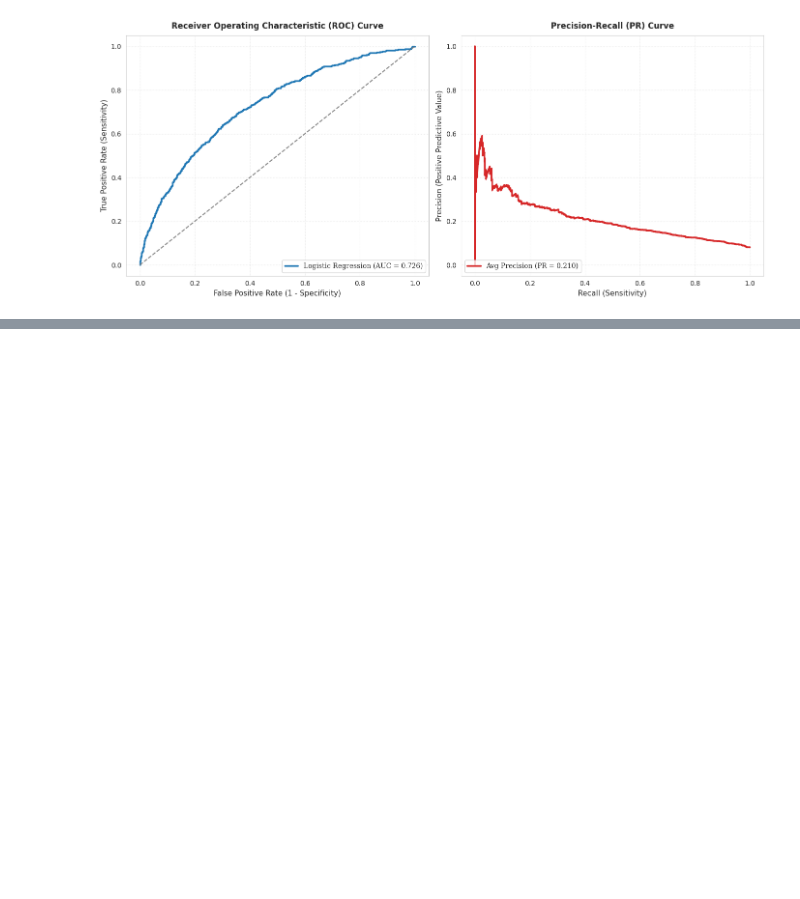
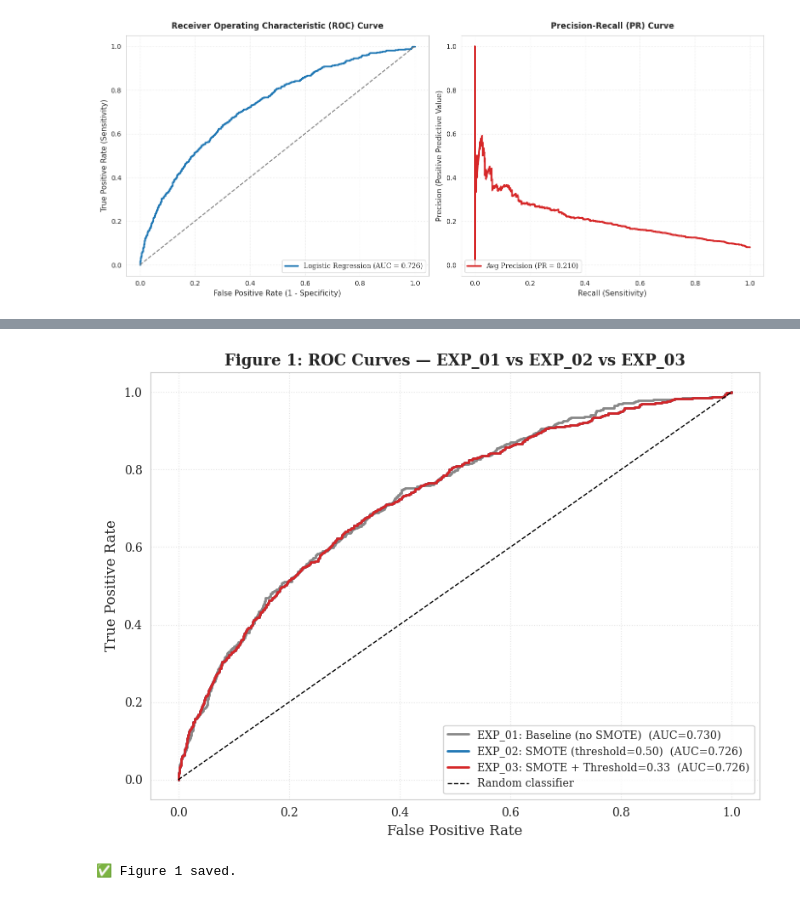
Before and after one commit to hemajuluri/Ethical-and-fairness, a Jupyter notebook: 01_Modelling.ipynb, the cells around one changed output, grey strips where cells are left out. Cells and saved outputs as stored; diff of their text form; code cells hidden in the pictures; blank space fills up the shorter version.

```diff
--- a/01_Modelling.ipynb
+++ b/01_Modelling.ipynb
@@ -500,0 +710,34 @@ plt.show()
+# %%
+import matplotlib.pyplot as plt
+from sklearn.metrics import roc_curve, auc
+
+save_path = '/content/drive/MyDrive/Thesis/src/artifacts/'
+
+fig, ax = plt.subplots(figsize=(8, 6))
+plt.rcParams['font.family'] = 'serif'
+
+configs = [
+    (lr_raw,    X_test_proc, '#888888', 'EXP_01: Baseline (no SMOTE)'),
+    (lr_smote2, X_test_proc, '#1f77b4', 'EXP_02: SMOTE (threshold=0.50)'),
+    (lr_smote2, X_test_proc, '#d62728', f'EXP_03: SMOTE + Threshold={_best_thr:.2f}'),
+]
+
+for i, (mdl, X, color, label) in enumerate(configs):
+    proba = mdl.predict_proba(X)[:, 1]
+    fpr, tpr, _ = roc_curve(y_test, proba)
+    roc_auc = auc(fpr, tpr)
+    ax.plot(fpr, tpr, color=color, lw=2, label=f'{label}  (AUC={roc_auc:.3f})')
+
+ax.plot([0, 1], [0, 1], 'k--', lw=1, label='Random classifier')
+ax.set_xlabel('False Positive Rate', fontsize=12)
+ax.set_ylabel('True Positive Rate', fontsize=12)
+ax.set_title('Figure 1: ROC Curves — EXP_01 vs EXP_02 vs EXP_03', fontsize=13, fontweight='bold')
+ax.legend(loc='lower right', fontsize=9)
+ax.grid(True, linestyle=':', alpha=0.5)
+plt.tight_layout()
+plt.savefig(f'{save_path}figure1_roc_curve_comparison.png', dpi=200, bbox_inches='tight')
+plt.show()
+print("✅ Figure 1 saved.")
+# %% [output]
+[figure, added]
+✅ Figure 1 saved.
```
Also changed, not shown: parts of 30 cells of this notebook.
